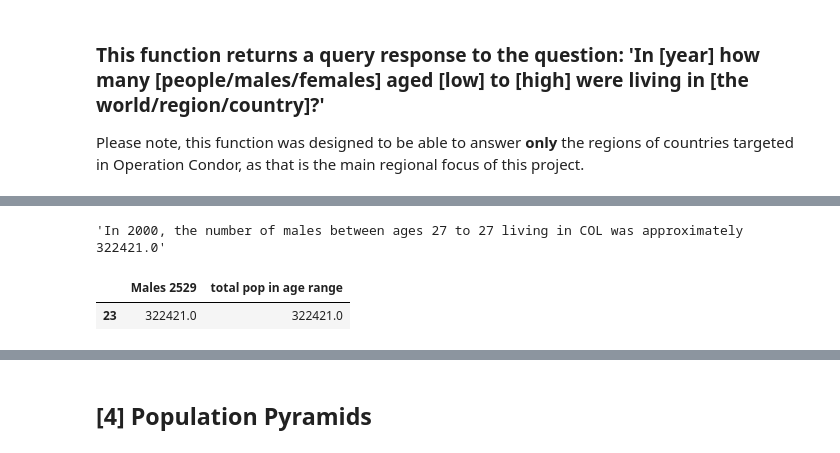
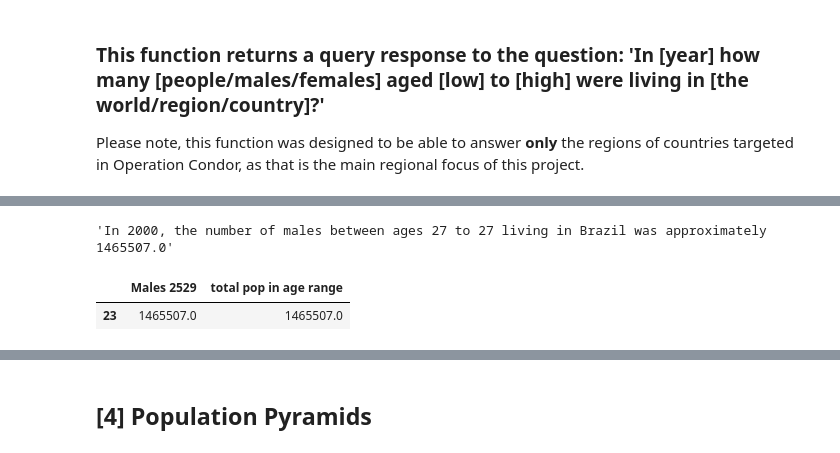
Before and after one commit to celestebasken/Project1, a Jupyter notebook: Project1_Final.ipynb, the cells around one changed output, grey strips where cells are left out. Saved outputs shown, nothing was run; the diff lists cells and outputs as text; code cells hidden in the pictures.

```diff
--- a/Project1_Final.ipynb
+++ b/Project1_Final.ipynb
@@ -159,7 +176,7 @@ def get_region_df(labels, age_low, age_high, sex, place, year):
     df = wbdata.get_dataframe(labels,country = place,parse_dates=True)
     df = df.reset_index()
     df2 = df[df['date'] == f'{year}-01-01'].copy()
-    display(f'df2.iloc[0, -1] before: {df2.iloc[0, -1]}')
+
     #if the age high is >25 and <80 and not a multiple of 5, then take a proportional fraction of the last column
     #example: 27, in range [25, 29] want (27%5 /5)
     #doesn't account for ages 81, 82, 83, etc (difficult to interpolate when so little data on older ages)
@@ -225,13 +242,15 @@ def population(sex, age_low, age_high, place, year):
     df.drop('date', axis = 1, inplace=True)
     df['total pop in age range'] = df.sum(axis=1)
     total = df.iloc[0]['total pop in age range']
-    display(f'In {year}, the number of {sex} between ages {age_low} to {age_high} living in {place} was approximately {total}')
+    countries = wbdata.get_countries(place)
+    country = countries[0]['name']
+    display(f'In {year}, the number of {sex} between ages {age_low} to {age_high} living in {country} was approximately {total}')
     return df
 # %%
 #ENTER YOUR QUERIES HERE
 #df_test = population('males', 0, 100, 'COL', 2000)
 #assert df_test.iloc[0]['total pop in age range'] > 1e9 / 2, "Too few males in world population!"
 
-population('males', 27, 27, 'COL', 2000)
+population('males', 27, 27, 'BRA', 2000)
 #df_test
 # %% [output]
@@ -239,4 +258,4 @@ population('males', 27, 27, 'COL', 2000)
-'In 2000, the number of males between ages 27 to 27 living in COL was approximately 322421.0'
+'In 2000, the number of males between ages 27 to 27 living in Brazil was approximately 1465507.0'
 |  | Males 2529 | total pop in age range |
-| 23 | 322421.0 | 322421.0 |
+| 23 | 1465507.0 | 1465507.0 |
 # %%
```
Also changed, not shown: parts of 3 cells of this notebook.
